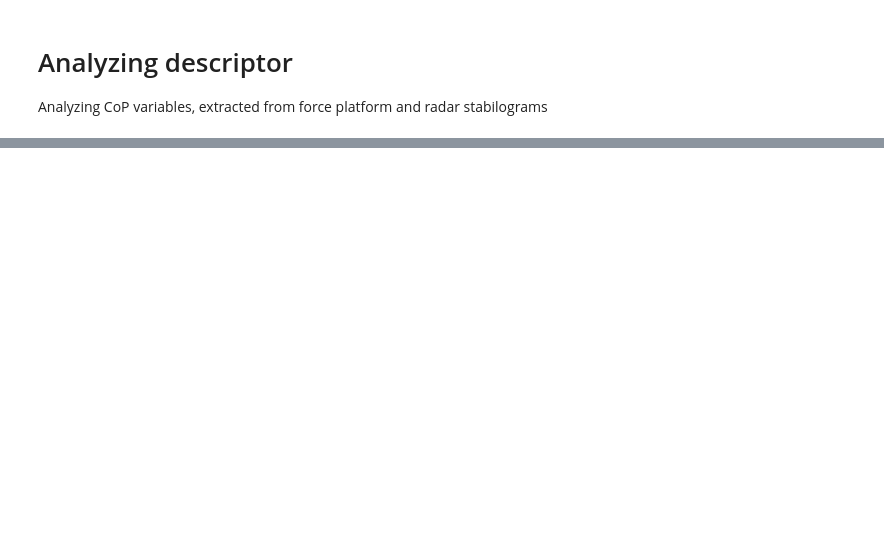
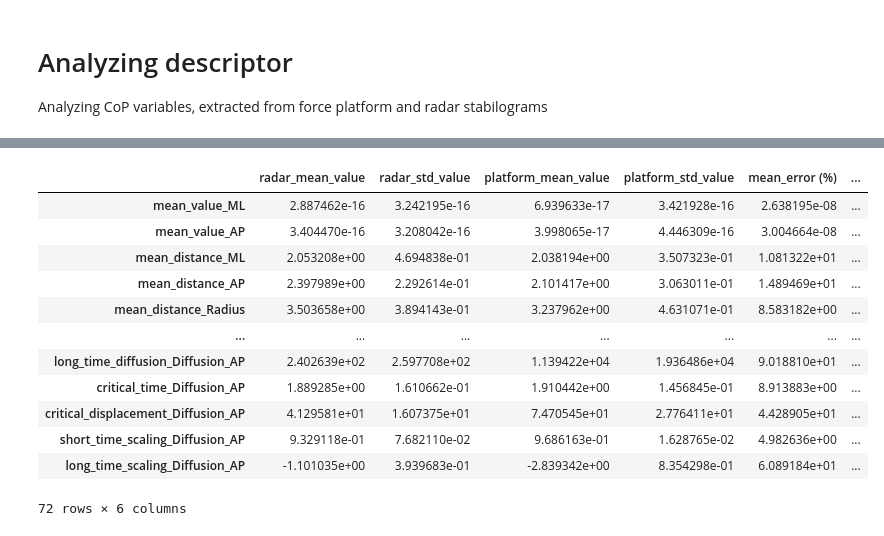
Before and after one commit to KellyLuo-O/stabilometry_project_2026, a Jupyter notebook: scripts/04_analyzing_descriptors.ipynb, the cells around one changed output, grey strips where cells are left out. Saved outputs shown, nothing was run; the diff lists cells and outputs as text; code cells hidden in the pictures; blank space fills up the shorter version.

```diff
--- a/scripts/04_analyzing_descriptors.ipynb
+++ b/scripts/04_analyzing_descriptors.ipynb
@@ -10,3 +14,3 @@ from pathlib import Path
 # %%
-df_platform_features = pd.read_csv("../results/platform_descriptors.csv", index_col=0)
-df_radar_features = pd.read_csv("../results/radar_descriptors.csv", index_col=0)
+df_platform_features = pd.read_csv("../results/tables/dataset1/platform_descriptors.csv", index_col=0)
+df_radar_features = pd.read_csv("../results/tables/dataset1/radar_descriptors.csv", index_col=0)
@@ -115,0 +17,7 @@ sway_area_per_second_ML_AND_AP                    -0.745834
+# %%
+# removing last one, because it's different test condition
+df_platform_features = df_platform_features[:-1]
+df_radar_features = df_radar_features[:-1]
+# %%
+epsilon = 1e-6
+errors = np.abs(df_radar_features - df_platform_features) / (np.abs(df_platform_features) + epsilon) * 100
@@ -116 +33,26 @@ sway_area_per_second_ML_AND_AP                    -0.745834
+# %%
+summary_df = pd.DataFrame({
+    "radar_mean_value": df_radar_features.mean(),
+    "radar_std_value":  df_radar_features.std(),
+    "platform_mean_value": df_platform_features.mean(),
+    "platform_std_value": df_platform_features.std(),
+    "mean_error (%)": errors.mean(),
+    "std_error (%)": errors.std()
+})
+
+summary_df
+# %% [output]
+|  | radar_mean_value | radar_std_value | platform_mean_value | platform_std_value | mean_error (%) | ... |
+| mean_value_ML | 2.887462e-16 | 3.242195e-16 | 6.939633e-17 | 3.421928e-16 | 2.638195e-08 | ... |
+| mean_value_AP | 3.404470e-16 | 3.208042e-16 | 3.998065e-17 | 4.446309e-16 | 3.004664e-08 | ... |
+| mean_distance_ML | 2.053208e+00 | 4.694838e-01 | 2.038194e+00 | 3.507323e-01 | 1.081322e+01 | ... |
+| mean_distance_AP | 2.397989e+00 | 2.292614e-01 | 2.101417e+00 | 3.063011e-01 | 1.489469e+01 | ... |
+| mean_distance_Radius | 3.503658e+00 | 3.894143e-01 | 3.237962e+00 | 4.631071e-01 | 8.583182e+00 | ... |
+| ... | ... | ... | ... | ... | ... | ... |
+| long_time_diffusion_Diffusion_AP | 2.402639e+02 | 2.597708e+02 | 1.139422e+04 | 1.936486e+04 | 9.018810e+01 | ... |
+| critical_time_Diffusion_AP | 1.889285e+00 | 1.610662e-01 | 1.910442e+00 | 1.456845e-01 | 8.913883e+00 | ... |
+| critical_displacement_Diffusion_AP | 4.129581e+01 | 1.607375e+01 | 7.470545e+01 | 2.776411e+01 | 4.428905e+01 | ... |
+| short_time_scaling_Diffusion_AP | 9.329118e-01 | 7.682110e-02 | 9.686163e-01 | 1.628765e-02 | 4.982636e+00 | ... |
+| long_time_scaling_Diffusion_AP | -1.101035e+00 | 3.939683e-01 | -2.839342e+00 | 8.354298e-01 | 6.089184e+01 | ... |
+72 rows × 6 columns
 # %%
```
Also changed, not shown: parts of 19 cells of this notebook, 4 other files.
